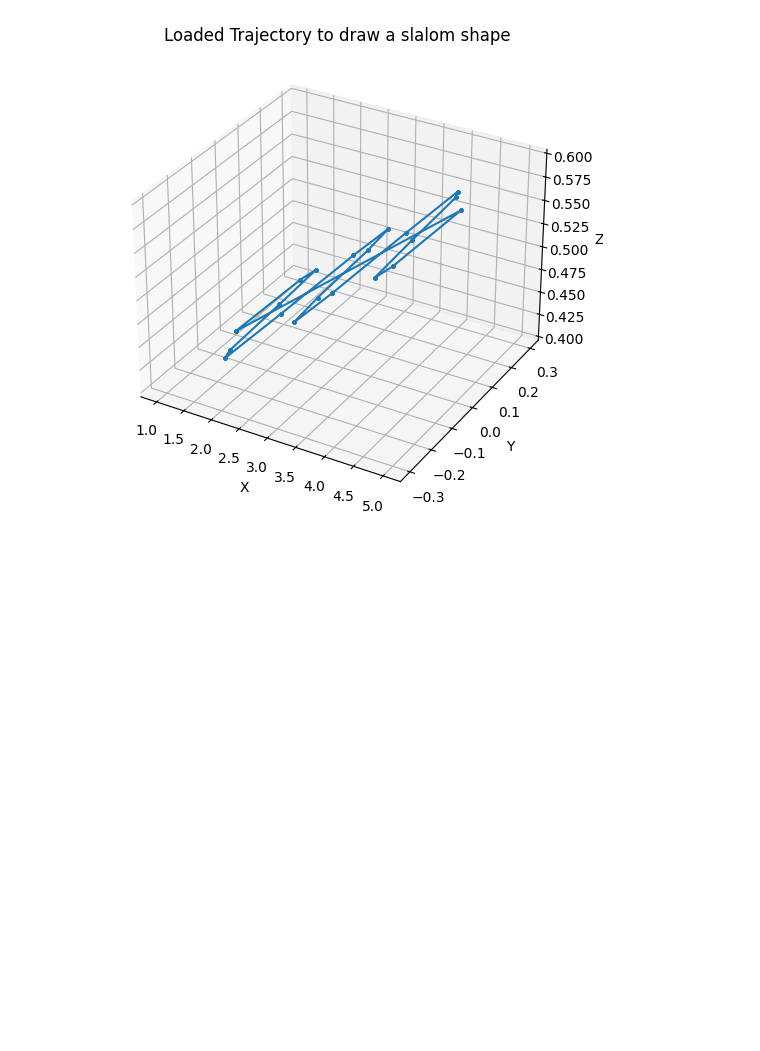
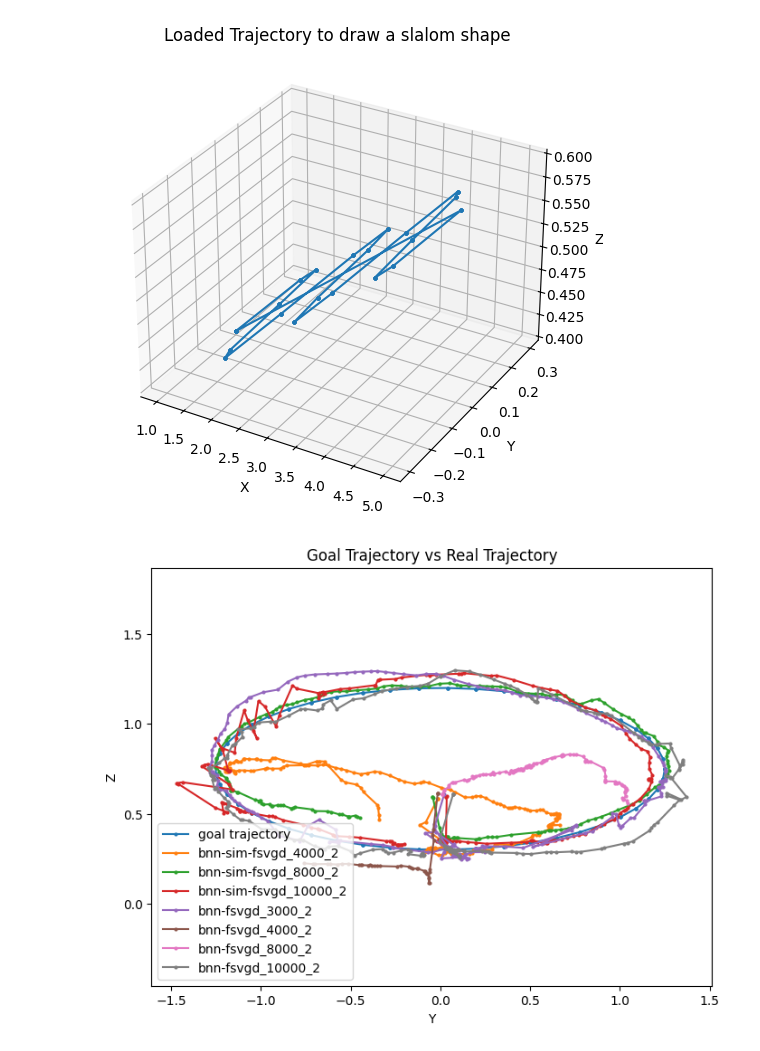
Before and after one commit to benjirer/active-learning-dynamics, a Jupyter notebook: goal_gen.ipynb, the cells around one changed output. Saved outputs shown, nothing was run; the diff lists cells and outputs as text; code cells hidden in the pictures; blank space fills up the shorter version.

```diff
--- a/goal_gen.ipynb
+++ b/goal_gen.ipynb
@@ -260,3 +260,95 @@ plt.show()
 [figure]
 Shape of trajectory: (220, 3)
 [figure]
+# %%
+"""Compare simple goal trajectory with real trajectory"""
+
+import pickle
+import numpy as np
+import matplotlib.pyplot as plt
+
+# Load the goal trajectory
+file = "/home/bhoffman/Documents/MT FS24/active-learning-dynamics/goal_traj/ellipse_large_sparse_goal_trajectory.pkl"
+with open(file, "rb") as f:
+    goal_trajectory = pickle.load(f)
+
+# Load the real trajectory
+def import_real_trajectory(file):
+    dir_name = file.split("/")[-2]
+    dir_name = dir_name.replace('test_shape_tracing_new_data_v15_', '')
+    name_parts = dir_name.split('_')
+    name = '_'.join(name_parts[:3])
+    with open(file, "rb") as f:
+        data = pickle.load(f)
+    observations_real = np.array([d.observation for d in data])
+    return observations_real, name
+
+files = [
+    # "/home/bhoffman/Documents/MT FS24/active-learning-dynamics/shape_experiment_data/shape_tracing_new_data_v15/ellipse_large_sparse_new/test_shape_tracing_new_data_v15_bnn-sim-fsvgd_8000_2_ellipse_large_sparse_new_gq2j9xcw_v/brax_transitions.pickle",
+    "/home/bhoffman/Documents/MT FS24/active-learning-dynamics/shape_experiment_data/shape_tracing_new_data_v15/ellipse_large_sparse/test_shape_tracing_new_data_v15_bnn-sim-fsvgd_4000_2_ellipse_large_sparse_qvfrf9ds_v/brax_transitions.pickle",
+    "/home/bhoffman/Documents/MT FS24/active-learning-dynamics/shape_experiment_data/shape_tracing_new_data_v15/ellipse_large_sparse/test_shape_tracing_new_data_v15_bnn-sim-fsvgd_8000_2_ellipse_large_sparse_gq2j9xcw_v/brax_transitions.pickle",
+    "/home/bhoffman/Documents/MT FS24/active-learning-dynamics/shape_experiment_data/shape_tracing_new_data_v15/ellipse_large_sparse/test_shape_tracing_new_data_v15_bnn-sim-fsvgd_10000_2_ellipse_large_sparse_uv3iy3sj_v_v1/brax_transitions.pickle",
+    "/home/bhoffman/Documents/MT FS24/active-learning-dynamics/shape_experiment_data/shape_tracing_new_data_v15/ellipse_large_sparse/test_shape_tracing_new_data_v15_bnn-fsvgd_3000_2_ellipse_large_sparse_uv9xjeet_v_v1/brax_transitions.pickle",
+    "/home/bhoffman/Documents/MT FS24/active-learning-dynamics/shape_experiment_data/shape_tracing_new_data_v15/ellipse_large_sparse/test_shape_tracing_new_data_v15_bnn-fsvgd_4000_2_ellipse_large_sparse_38aum9oe_v/brax_transitions.pickle",
+    "/home/bhoffman/Documents/MT FS24/active-learning-dynamics/shape_experiment_data/shape_tracing_new_data_v15/ellipse_large_sparse/test_shape_tracing_new_data_v15_bnn-fsvgd_8000_2_ellipse_large_sparse_028626c0_v/brax_transitions.pickle",
+    "/home/bhoffman/Documents/MT FS24/active-learning-dynamics/shape_experiment_data/shape_tracing_new_data_v15/ellipse_large_sparse/test_shape_tracing_new_data_v15_bnn-fsvgd_10000_2_ellipse_large_sparse_mto6q10t_v/brax_transitions.pickle"
+]
+
+
+# Plot the goal trajectory and the real trajectory in 2D Y-Z plane
+plt.figure(figsize=(8, 6))
+plt.plot(goal_trajectory[:, 1], goal_trajectory[:, 2], '-o', markersize=2, label='goal trajectory')
+for file in files:
+    observations_real, name = import_real_trajectory(file)
+    plt.plot(observations_real[:, 8], observations_real[:, 9], '-o', markersize=2, label=name)
+plt.xlabel('Y')
+plt.ylabel('Z')
+plt.title('Goal Trajectory vs Real Trajectory')
+plt.axis('equal')
+plt.legend()
+plt.show()
+
+# plot error
+plt.figure(figsize=(8, 6))
+for file in files:
+    x_idx = 7
+    y_idx = 8
+    z_idx = 9
+    observations_real, name = import_real_trajectory(file)
+    # make same length if necessary and warn
+    if len(observations_real) != len(goal_trajectory):
+        print(f"Warning: trajectory lengths are different for {name}")
+        min_len = min(len(observations_real), len(goal_trajectory))
+        observations_real = observations_real[:min_len]
+        goal_trajectory = goal_trajectory[:min_len]
+    error = np.linalg.norm(observations_real[:, [x_idx, y_idx, z_idx]] - goal_trajectory, axis=1)
+    plt.plot(error, label=name)
+
+plt.xlabel('Time Step')
+plt.ylabel('Error')
+plt.title('Error between Goal Trajectory and Real Trajectory')
+plt.legend()
+plt.show()
+
+# plot total error
+plt.figure(figsize=(15, 6))
+for file in files:
+    x_idx = 7
+    y_idx = 8
+    z_idx = 9
+    observations_real, name = import_real_trajectory(file)
+    # make same length if necessary and warn
+    if len(observations_real) != len(goal_trajectory):
+        print(f"Warning: trajectory lengths are different for {name}")
+        min_len = min(len(observations_real), len(goal_trajectory))
+        observations_real = observations_real[:min_len]
+        goal_trajectory = goal_trajectory[:min_len]
+    error = np.linalg.norm(observations_real[:, [x_idx, y_idx, z_idx]] - goal_trajectory, axis=1)
+    total_error = np.sum(error)
+    plt.bar(name, total_error)
+
+plt.ylabel('Total Error')
+plt.title('Total Error between Goal Trajectory and Real Trajectory')
+plt.show()
+# %% [output]
+[figure, added]
```
Also changed, not shown: parts of 1 cell of this notebook.
